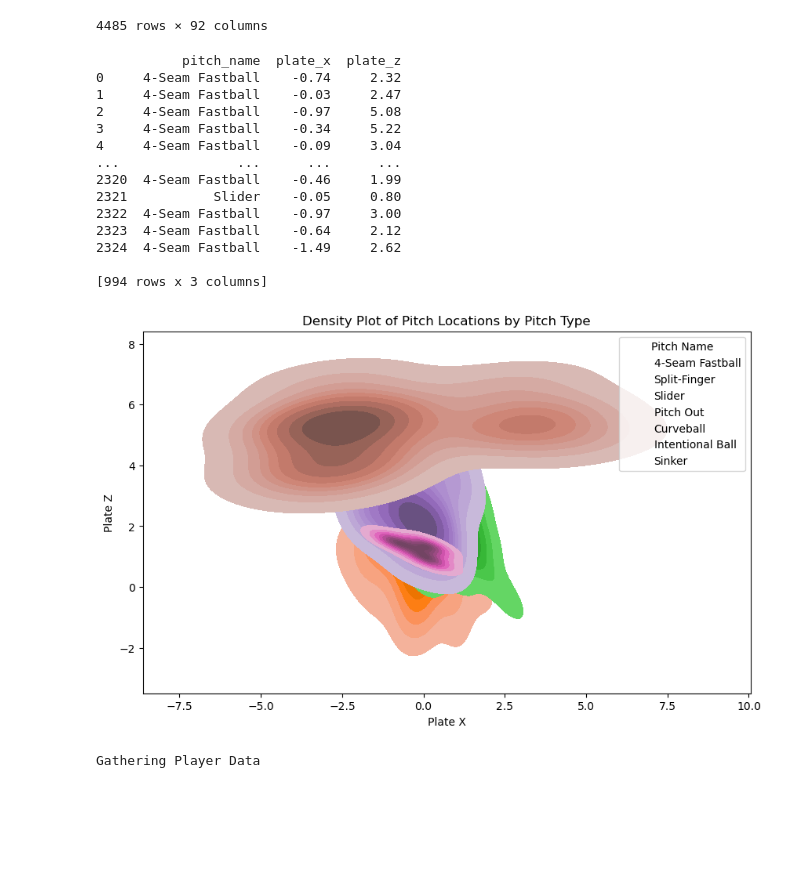
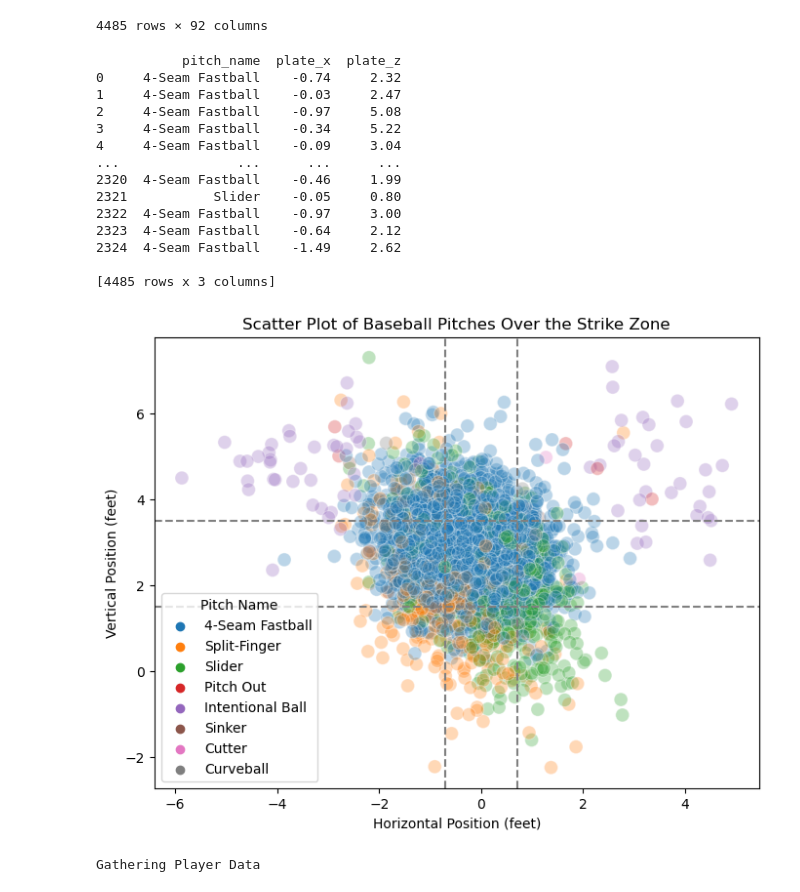
Before and after one commit to roshankern/MLB_Metrics_DS, a Jupyter notebook: test_apis.ipynb, the cells around one changed output. Cells and saved outputs as stored; diff of their text form; code cells hidden in the pictures; blank space fills up the shorter version.

```diff
--- a/test_apis.ipynb
+++ b/test_apis.ipynb
@@ -40,8 +40,7 @@ Gathering Player Data
 | 2324 | FF | 2010-04-10 | 91.5 | -2.27 | 6.47 | Aardsma, David | 461815 | 430911 | ... |
 4485 rows × 92 columns
 # %%
-filtered_crossing = aardsma_plate_crossing_metrics[aardsma_plate_crossing_metrics['game_date'].str.contains('2010')]
-pitch_name_locations = filtered_crossing[['pitch_name', 'plate_x', 'plate_z']]
+pitch_name_locations = aardsma_plate_crossing_metrics[['pitch_name', 'plate_x', 'plate_z']]
 print(pitch_name_locations)
 # %% [output]
            pitch_name  plate_x  plate_z
@@ -57,18 +56,35 @@ print(pitch_name_locations)
 2323  4-Seam Fastball    -0.64     2.12
 2324  4-Seam Fastball    -1.49     2.62
 
-[994 rows x 3 columns]
+[4485 rows x 3 columns]
-# %%
-plt.figure(figsize=(10, 6))
-for pitch in pitch_name_locations['pitch_name'].unique():
-    sns.kdeplot(data=pitch_name_locations[pitch_name_locations['pitch_name'] == pitch], x="plate_x", y="plate_z", fill=True, label=pitch)
-plt.title("Density Plot of Pitch Locations by Pitch Type")
-plt.xlabel("Plate X")
-plt.ylabel("Plate Z")
-plt.legend(title="Pitch Name")
-plt.show()
-# %% [output]
-[figure, removed]
+# %%
+import matplotlib.pyplot as plt
+import seaborn as sns
+
+# Set up the plot
+plt.figure(figsize=(8, 6))
+
+# Create scatter plot
+sns.scatterplot(data=pitch_name_locations, x="plate_x", y="plate_z", hue="pitch_name", s=100, alpha=0.3)
+
+# Customize the axes
+plt.axhline(y=1.5, color='gray', linestyle='--')  # lower bound of strike zone
+plt.axhline(y=3.5, color='gray', linestyle='--')  # upper bound of strike zone
+plt.axvline(x=-0.71, color='gray', linestyle='--')  # left bound of strike zone (17 inches / 2)
+plt.axvline(x=0.71, color='gray', linestyle='--')  # right bound of strike zone (17 inches / 2)
+# plt.xlim(-2, 2)  # Adjust as needed based on the data
+# plt.ylim(0, 6)  # Adjust as needed based on the data
+
+# Add labels and legend
+plt.title("Scatter Plot of Baseball Pitches Over the Strike Zone")
+plt.xlabel("Horizontal Position (feet)")
+plt.ylabel("Vertical Position (feet)")
+plt.legend(title="Pitch Name")
+
+# Show plot
+plt.show()
+# %% [output]
+[figure, added]
 # %%
 # get batter data
 carroll_id = mlb_metrics.player_id("Carroll", "Corbin")
```
Also changed, not shown: parts of 6 cells of this notebook, 1 other file.
